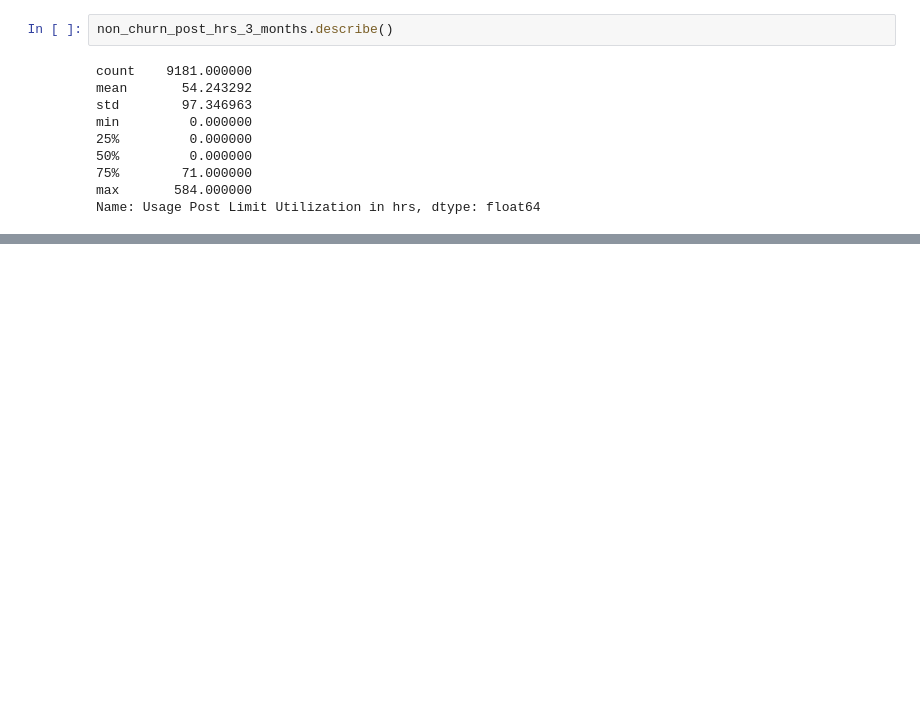
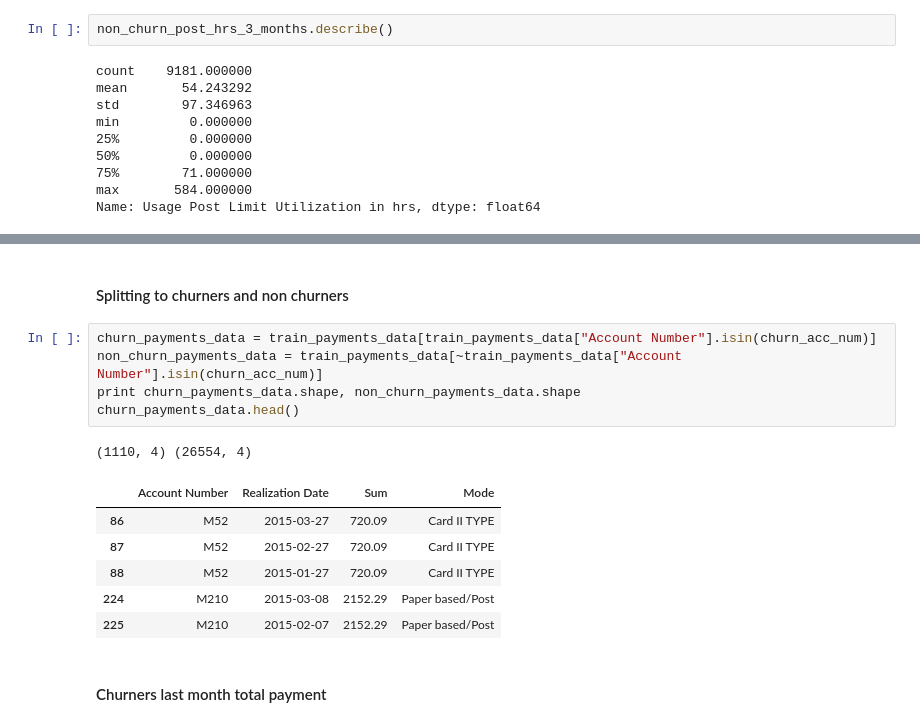
Before and after one commit to Shivam06/EXL-EQ-2017, a Jupyter notebook: cigol lxe .ipynb, the cells around one changed output, grey strips where cells are left out. Saved outputs shown, nothing was run; the diff lists cells and outputs as text; blank space fills up the shorter version.

```diff
--- a/cigol lxe .ipynb
+++ b/cigol lxe .ipynb
@@ -288,0 +427,17 @@ Name: Usage Post Limit Utilization in hrs, dtype: float64
+# %% [markdown]
+#### Splitting to churners and non churners
+# %%
+churn_payments_data = train_payments_data[train_payments_data["Account Number"].isin(churn_acc_num)]
+non_churn_payments_data = train_payments_data[~train_payments_data["Account Number"].isin(churn_acc_num)]
+print churn_payments_data.shape, non_churn_payments_data.shape
+churn_payments_data.head()
+# %% [output]
+(1110, 4) (26554, 4)
+|  | Account Number | Realization Date | Sum | Mode |
+| 86 | M52 | 2015-03-27 | 720.09 | Card II TYPE |
+| 87 | M52 | 2015-02-27 | 720.09 | Card II TYPE |
+| 88 | M52 | 2015-01-27 | 720.09 | Card II TYPE |
+| 224 | M210 | 2015-03-08 | 2152.29 | Paper based/Post |
+| 225 | M210 | 2015-02-07 | 2152.29 | Paper based/Post |
+# %% [markdown]
+#### Churners last month total payment
```
Also changed, not shown: parts of 35 cells of this notebook.
